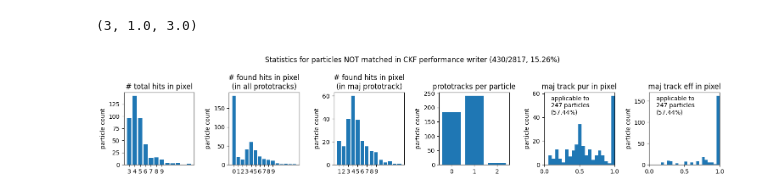
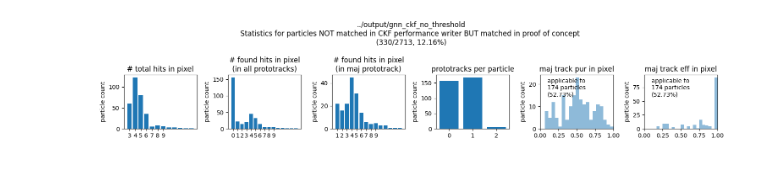
Before and after one commit to benjaminhuth/acts-ckf-gnn-combination, a Jupyter notebook: notebooks/prototrack_seeding.ipynb, the cells around one changed output. Cells and saved outputs as stored; diff of their text form; code cells hidden in the pictures.

```diff
--- a/notebooks/prototrack_seeding.ipynb
+++ b/notebooks/prototrack_seeding.ipynb
@@ -101,0 +126,4 @@ matched_df.head(3)
+# %%
+poc_match_df = pd.read_csv(base_path / "performance_proof_of_concept.csv")
+poc_match_df = poc_match_df[ poc_match_df.event == 0 ].copy()
+sum(poc_match_df.matched)/len(poc_match_df)
@@ -101,0 +132,8 @@ matched_df.head(3)
+# %%
+poc_success_pids = poc_match_df[ poc_match_df.matched == 1 ].particle_id.to_numpy()
+poc_failed_pids = poc_match_df[ poc_match_df.matched == 0 ].particle_id.to_numpy()
+# %%
+# Remove particles that failed in proof of concept -> this should give pure GNN+CKF inefficiency
+assert len(poc_match_df) == len(matched_df)
+matched_df = matched_df[ matched_df.particle_id.isin(poc_success_pids) ].copy()
+len(matched_df)
@@ -102,13 +142,12 @@ matched_df.head(3)
 # %%
 not_matched = matched_df[ matched_df.matched == 0 ].copy()
-
-print("total", len(matched_df))
-print(f"not matched: {len(not_matched)} ({len(not_matched)/len(matched_df):.2%})")
 
 df = pd.DataFrame()
 
 for pid in not_matched.particle_id.to_numpy():
     info = {}
+
+    info["particle_id"] = pid
 
     trkMeasurements = measurements_pixel[ measurements_pixel.particle_id == pid ]
     info["nMeasPixel"] = len(trkMeasurements)
@@ -134,6 +173,5 @@ for pid in not_matched.particle_id.to_numpy():
 df = df.reset_index(drop=True)
 df["pixel_track_eff"] = df.foundMajTrackIds / df.nMeasPixel
 df["pixel_track_pur"] = df.foundMajTrackIds / df.totalMajTrackIds
-
 df.head(3)
 # %% [output]
@@ -146,7 +182,3 @@ not matched: 430 (15.26%)
-# %%
-min(df.nMeasPixel), min(df.foundMajTrackIds), min(df.totalMajTrackIds)
-# %% [output]
-(3, 1.0, 3.0)
 # %%
 fig, ax = plt.subplots(1,6,figsize=(15,3))
 
@@ -155,36 +187,43 @@ ax[0].set_title("# total hits in pixel")
 ax[0].set_ylabel("particle count")
 ax[0].set_xticks(np.arange(min(df.nMeasPixel), 10))
 
 ax[1].bar(*np.unique(df.nTrackIds, return_counts=True))
 ax[1].set_title("# found hits in pixel\n(in all prototracks)")
 ax[1].set_ylabel("particle count")
 ax[1].set_xticks(np.arange(min(df.nTrackIds), 10))
 
 ax[2].bar(*np.unique(df.foundMajTrackIds, return_counts=True))
 ax[2].set_title("# found hits in pixel\n(in maj prototrack)")
 ax[2].set_ylabel("particle count")
 ax[2].set_xticks(np.arange(min(df.foundMajTrackIds), 10))
 
 ax[3].bar(*np.unique(df.nUniqueTrackIds, return_counts=True))
 ax[3].set_title("prototracks per particle")
 ax[3].set_ylabel("particle count")
 ax[3].set_xticks(np.arange(min(df.nUniqueTrackIds), max(df.nUniqueTrackIds)+1))
 
 nFinite = sum(np.isfinite(df.pixel_track_pur))
-ax[4].hist(df.pixel_track_pur, bins=20)
+ax[4].hist(df.pixel_track_pur, bins=20, alpha=0.5)
 ax[4].set_title("maj track pur in pixel")
-ax[4].text(0.1,0.7, "applicable to\n{} particles\n({:.2%})".format(nFinite, nFinite/len(df)), transform=ax[4].transAxes)
+ax[4].text(0.1,0.6, "applicable to\n{} particles\n({:.2%})".format(nFinite, nFinite/len(df)), transform=ax[4].transAxes)
 ax[4].set_ylabel("particle count")
 ax[4].set_xlim(0,1)
 
 nFinite = sum(np.isfinite(df.pixel_track_eff))
-ax[5].hist(df.pixel_track_eff, bins=20)
+ax[5].hist(df.pixel_track_eff, bins=20, alpha=0.5)
 ax[5].set_title("maj track eff in pixel")
-ax[5].text(0.1,0.7, "applicable to\n{} particles\n({:.2%})".format(nFinite, nFinite/len(df)), transform=ax[5].transAxes)
+ax[5].text(0.1,0.6, "applicable to\n{} particles\n({:.2%})".format(nFinite, nFinite/len(df)), transform=ax[5].transAxes)
 ax[5].set_ylabel("particle count")
 ax[5].set_xlim(0,1)
 
-fig.suptitle(f"Statistics for particles NOT matched in CKF performance writer ({len(not_matched)}/{len(matched_df)}, {len(not_matched)/len(matched_df):.2%})")
+fig.suptitle(
+"{}\n"
+"Statistics for particles NOT matched in CKF performance writer "
+"BUT matched in proof of concept \n({}/{}, {:.2%})".format(str(base_path),
+                                                           len(not_matched),
+                                                           len(matched_df),
+                                                           len(not_matched)/len(matched_df))
+)
 fig.tight_layout()
 # %% [output]
-[figure, old version]
+[figure, new version]
```
Also changed, not shown: parts of 23 cells of this notebook, 12 other files.
